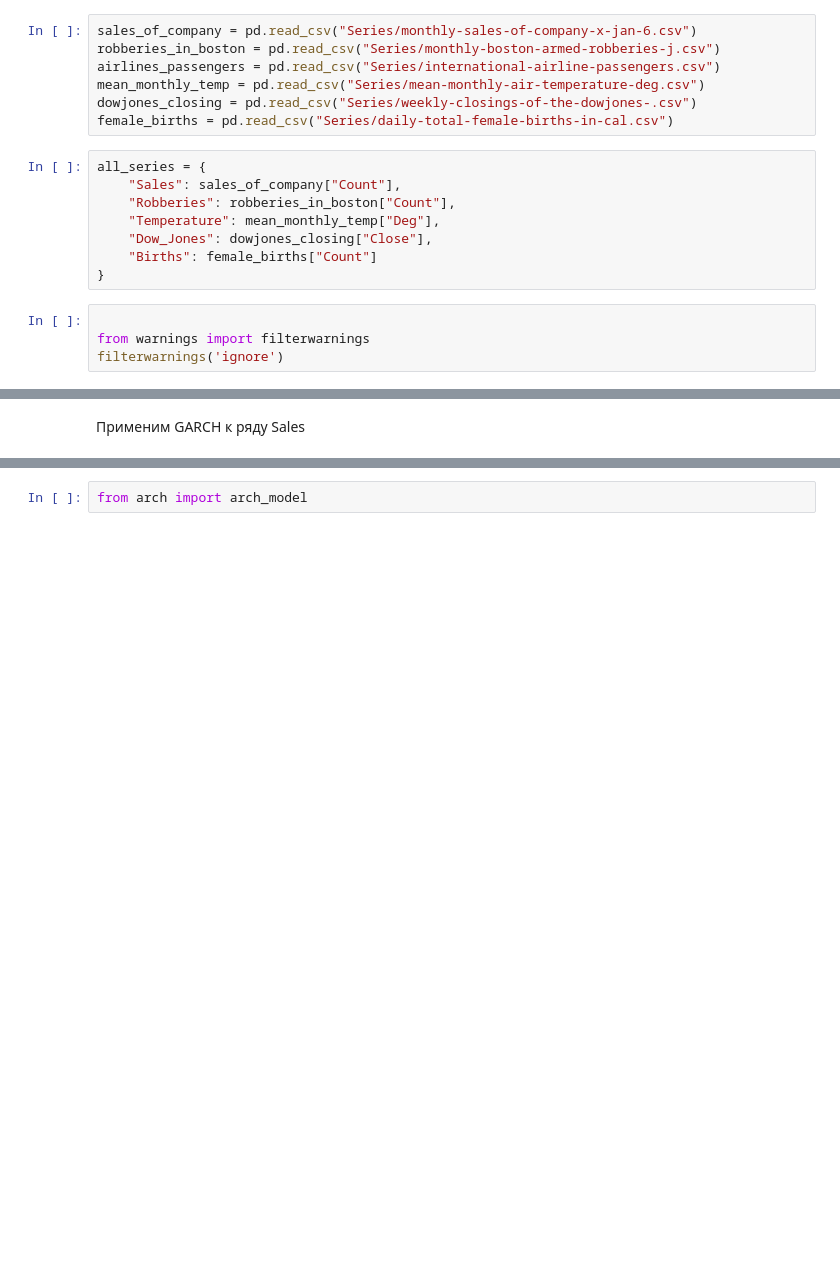
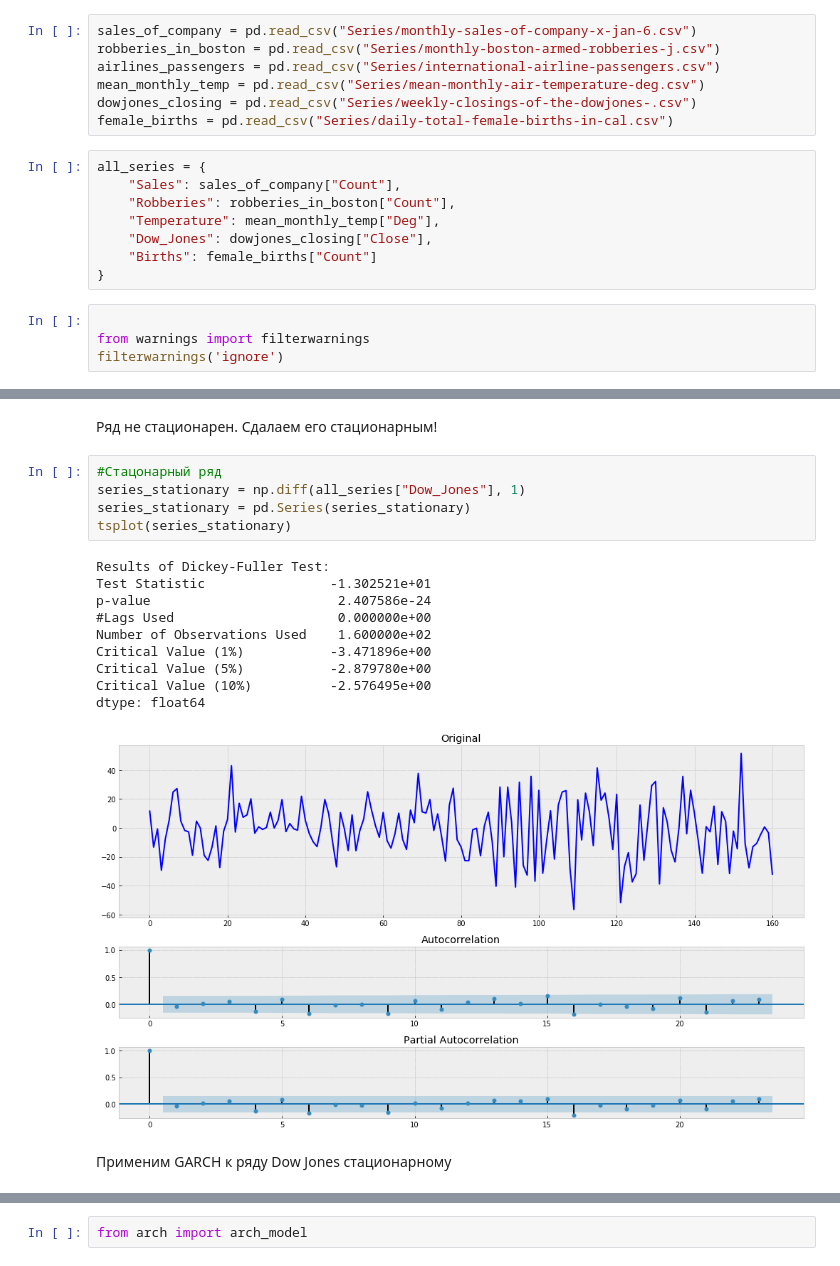
Before and after one commit to EvgenyRostovtsev/ML_Netology, a Jupyter notebook: TS4/HWTS4.ipynb, the cells around one changed output, grey strips where cells are left out. Drawn from its saved outputs; the diff is of its cells as text; blank space fills up the shorter version.

```diff
--- a/TS4/HWTS4.ipynb
+++ b/TS4/HWTS4.ipynb
@@ -37,2 +80,20 @@ filterwarnings('ignore')
+# %% [markdown]
+Ряд не стационарен. Сдалаем его стационарным!
+# %%
+#Cтацонарный ряд
+series_stationary = np.diff(all_series["Dow_Jones"], 1)
+series_stationary = pd.Series(series_stationary)
+tsplot(series_stationary)
+# %% [output]
+Results of Dickey-Fuller Test:
+Test Statistic                -1.302521e+01
+p-value                        2.407586e-24
+#Lags Used                     0.000000e+00
+Number of Observations Used    1.600000e+02
+Critical Value (1%)           -3.471896e+00
+Critical Value (5%)           -2.879780e+00
+Critical Value (10%)          -2.576495e+00
+dtype: float64
+[figure, added]
 # %% [markdown]
-Применим GARCH к ряду Sales
+Применим   GARCH к ряду Dow Jones стационарному
```
Also changed, not shown: parts of 11 cells of this notebook.
